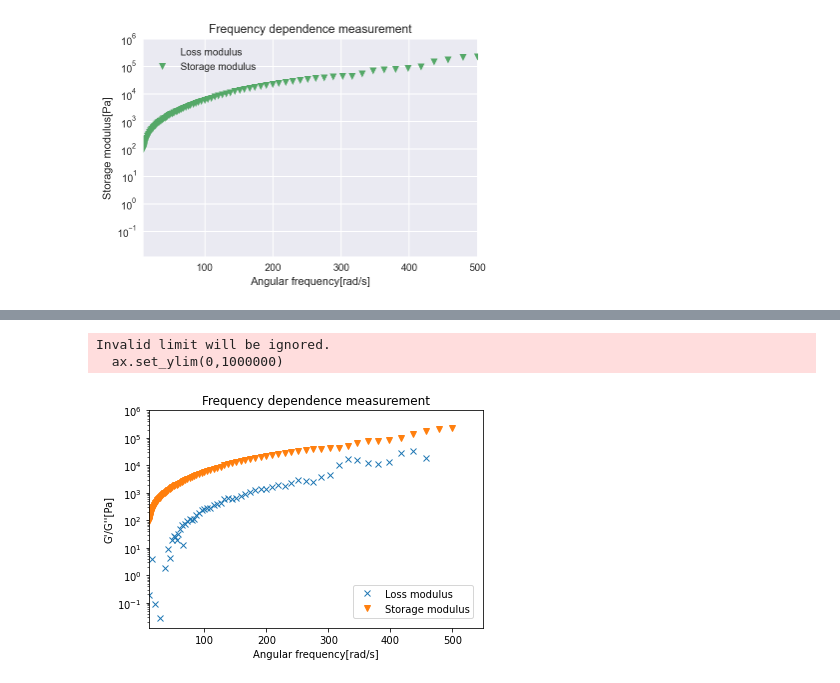
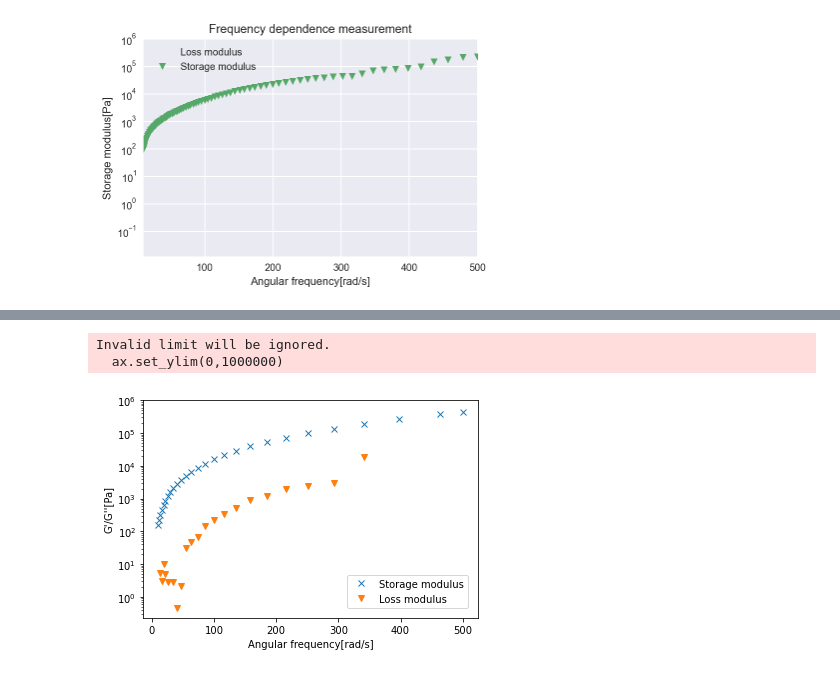
Before and after one commit to komainu99/dynamic-mechanical-analysis, a Jupyter notebook: debug.ipynb, the cells around one changed output, grey strips where cells are left out. Saved outputs shown, nothing was run; the diff lists cells and outputs as text; code cells hidden in the pictures.

```diff
--- a/debug.ipynb
+++ b/debug.ipynb
@@ -96,36 +201,49 @@ Invalid limit will be ignored.
 # %%
 %matplotlib inline
 import numpy as np
 import pandas as pd
 import matplotlib.pyplot as plt
 import seaborn as sns
 
+file_path = '/Volumes/KAZU-USB/220701_Rheo/100mg03%10to500rads (2).txt'
+file_path2 = '/Volumes/KAZU-USB/220701_Rheo/50mg03%10to500rads (3).txt'
+file_path3 = '/Volumes/KAZU-USB/220701_Rheo/25mg03%10to500rads (5).txt'
 
-file_path = '/Volumes/KAZU-USB/220623_Rheo/x4stg03%10_500rads (2).txt'
+column = '25mgmL'
 
 df = pd.read_table(file_path, header=90)
 df.drop(index=0, inplace=True)
 
+df2 = pd.read_table(file_path2, header=90)
+df2.drop(index=0, inplace=True)
 
-#print(df["Storage modulus"])
+df3 = pd.read_table(file_path3, header=90)
+df3.drop(index=0, inplace=True)
 
 fig, ax = plt.subplots()
 
-plt.plot(df['Angular frequency'].astype('float'), df['Loss modulus'].astype('float'), label='Loss modulus', marker='x', linestyle='None')
-plt.plot(df['Angular frequency'].astype('float'), df['Storage modulus'].astype('float'), label="Storage modulus", marker='v', linestyle='None')
+plt.plot(df3['Angular frequency'].astype('float'), df3['Storage modulus'].astype('float'), label='Storage modulus', marker='x', linestyle='None')
+plt.plot(df3['Angular frequency'].astype('float'), df3['Loss modulus'].astype('float'), label='Loss modulus', marker='v', linestyle='None')
+#plt.plot(df['Angular frequency'].astype('float'), df3[column].astype('float'), label='25mg/mL', marker='.', linestyle='None')
+#plt.plot(df4['Angular frequency'].astype('float'), df4['Storage modulus'].astype('float'), label='25mg/mL', marker='.', linestyle='None')
+#plt.plot(df5['Angular frequency'].astype('float'), df5['Storage modulus'].astype('float'), label='25mg/mL', marker='.', linestyle='None')
+#plt.plot(df['Angular frequency'].astype('float'), df['Storage modulus'].astype('float'), label="Storage modulus", marker='v', linestyle='None')
 
+#ax.set_xscale('log')
 ax.set_yscale('log')
+#ax.set_xlim(0, 10)
+ax.set_ylim(0,1000000)
 
-ax.set_xlim(10,550)
-ax.set_ylim(0,1000000)
 ax.set_xlabel('Angular frequency[rad/s]')
 ax.set_ylabel("G'/G''[Pa]")
-plt.title("Frequency dependence measurement")
+
+title = column
 
 plt.legend(bbox_to_anchor=(1, 0), loc='lower right', borderaxespad=1)
+plt.show()
 
-plt.show()
+fig.savefig("%s.png"%title)
 # %% [output]
 Invalid limit will be ignored.
   ax.set_ylim(0,1000000)
-[figure, old version]
+[figure, new version]
```
Also changed, not shown: parts of 3 cells of this notebook, 11 other files.
